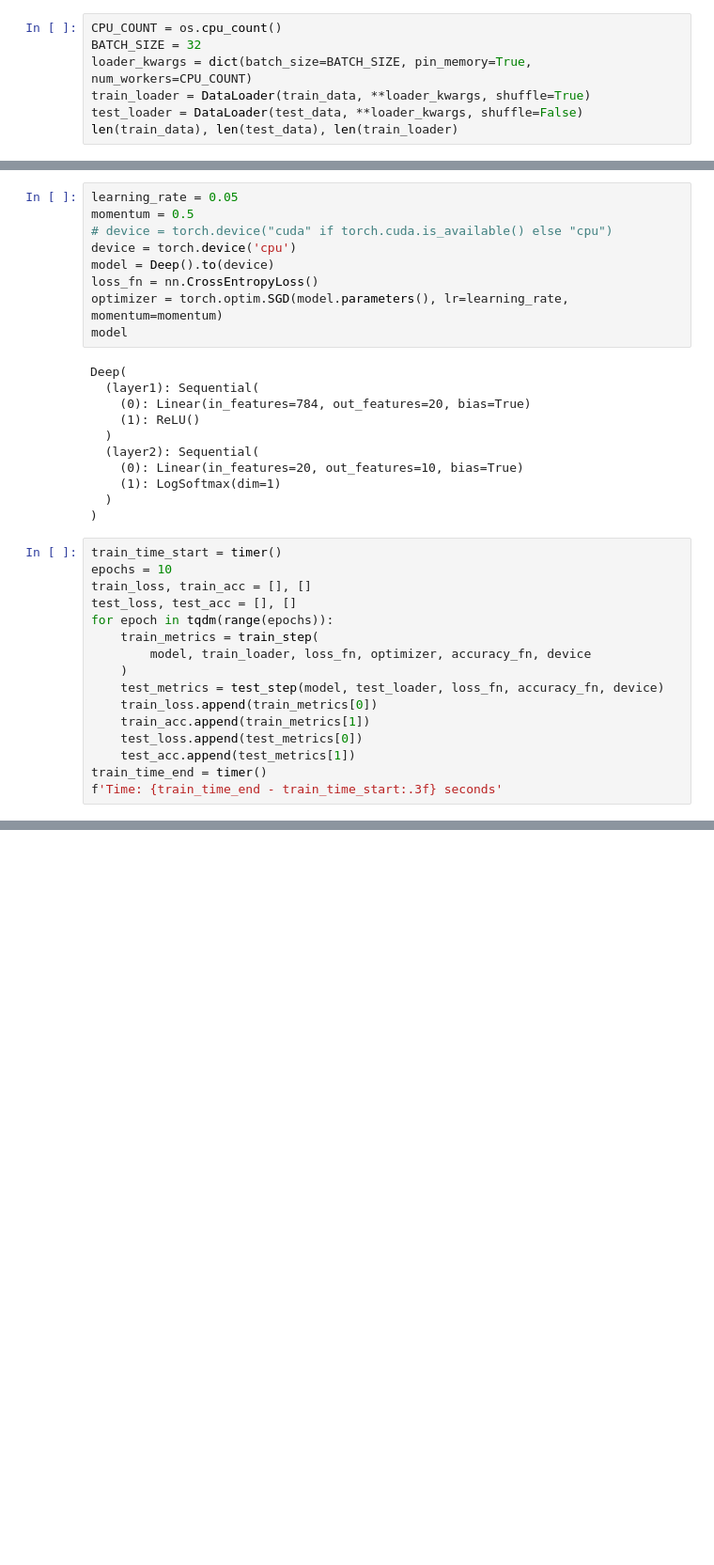
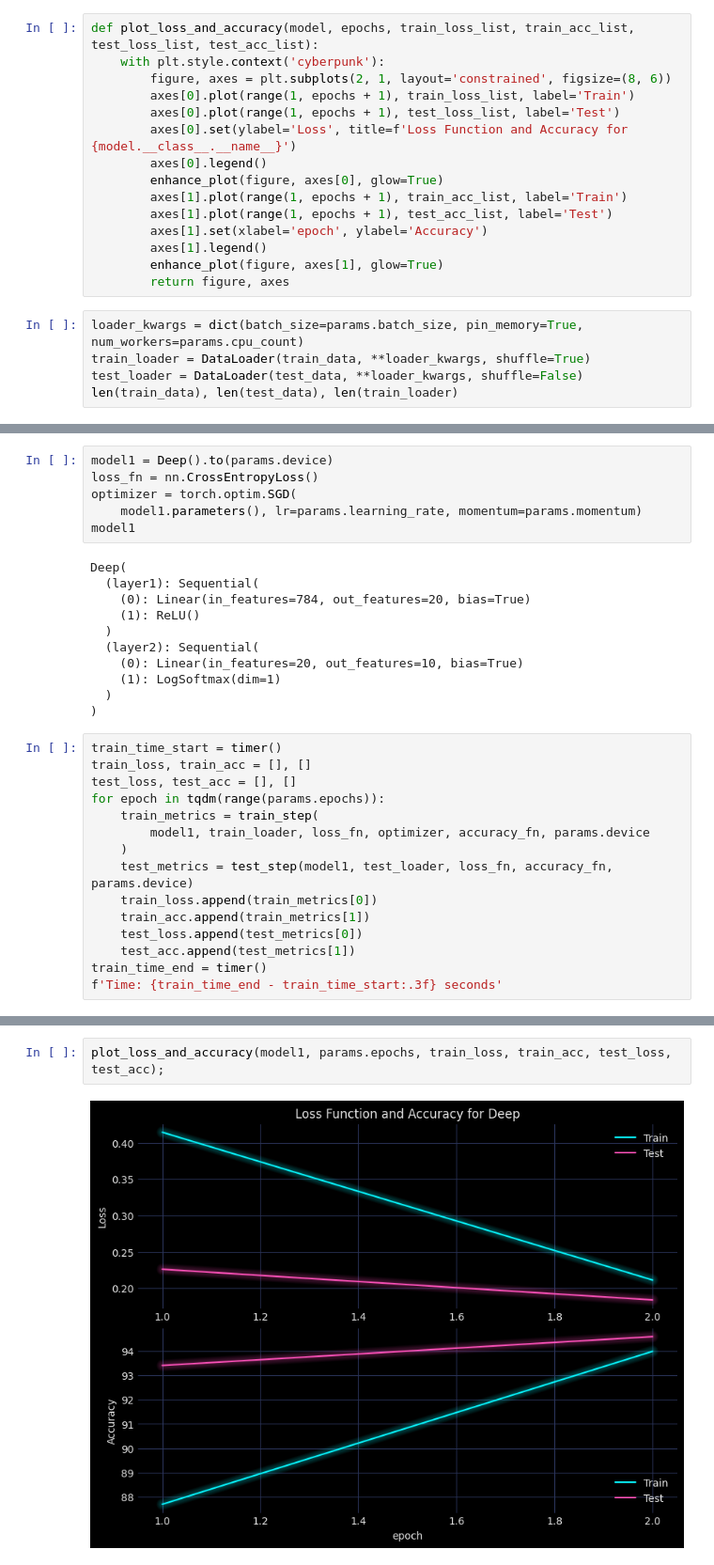
Before and after one commit to Yolonek/MachineLearningApplications, a Jupyter notebook: CNN/2.1-DeepModelRegularization.ipynb, the cells around one changed output, grey strips where cells are left out. Shown at 94% size. Drawn from its saved outputs; the diff is of its cells as text; blank space fills up the shorter version.

Commit message:
DeepModel regularization

```diff
--- a/CNN/2.1-DeepModelRegularization.ipynb
+++ b/CNN/2.1-DeepModelRegularization.ipynb
@@ -98,10 +115,23 @@ def test_step(model: nn.Module,
 # %%
 def accuracy_fn(y_true, y_pred):
     return (torch.eq(y_true, y_pred).sum().item() / len(y_pred)) * 100
+# %%
+def plot_loss_and_accuracy(model, epochs, train_loss_list, train_acc_list, test_loss_list, test_acc_list):
+    with plt.style.context('cyberpunk'):
+        figure, axes = plt.subplots(2, 1, layout='constrained', figsize=(8, 6))
+        axes[0].plot(range(1, epochs + 1), train_loss_list, label='Train')
+        axes[0].plot(range(1, epochs + 1), test_loss_list, label='Test')
+        axes[0].set(ylabel='Loss', title=f'Loss Function and Accuracy for {model.__class__.__name__}')
+        axes[0].legend()
+        enhance_plot(figure, axes[0], glow=True)
+        axes[1].plot(range(1, epochs + 1), train_acc_list, label='Train')
+        axes[1].plot(range(1, epochs + 1), test_acc_list, label='Test')
+        axes[1].set(xlabel='epoch', ylabel='Accuracy')
+        axes[1].legend()
+        enhance_plot(figure, axes[1], glow=True)
+        return figure, axes
 # %%
-CPU_COUNT = os.cpu_count()
-BATCH_SIZE = 32
-loader_kwargs = dict(batch_size=BATCH_SIZE, pin_memory=True, num_workers=CPU_COUNT)
+loader_kwargs = dict(batch_size=params.batch_size, pin_memory=True, num_workers=params.cpu_count)
 train_loader = DataLoader(train_data, **loader_kwargs, shuffle=True)
 test_loader = DataLoader(test_data, **loader_kwargs, shuffle=False)
 len(train_data), len(test_data), len(train_loader)
@@ -110,12 +140,9 @@ len(train_data), len(test_data), len(train_loader)
 # %%
-learning_rate = 0.05
-momentum = 0.5
-# device = torch.device("cuda" if torch.cuda.is_available() else "cpu")
-device = torch.device('cpu')
-model = Deep().to(device)
+model1 = Deep().to(params.device)
 loss_fn = nn.CrossEntropyLoss()
-optimizer = torch.optim.SGD(model.parameters(), lr=learning_rate, momentum=momentum)
-model
+optimizer = torch.optim.SGD(
+    model1.parameters(), lr=params.learning_rate, momentum=params.momentum)
+model1
 # %% [output]
 Deep(
   (layer1): Sequential(
@@ -129,14 +156,13 @@ Deep(
 )
 # %%
 train_time_start = timer()
-epochs = 10
 train_loss, train_acc = [], []
 test_loss, test_acc = [], []
-for epoch in tqdm(range(epochs)):
+for epoch in tqdm(range(params.epochs)):
     train_metrics = train_step(
-        model, train_loader, loss_fn, optimizer, accuracy_fn, device
+        model1, train_loader, loss_fn, optimizer, accuracy_fn, params.device
     )
-    test_metrics = test_step(model, test_loader, loss_fn, accuracy_fn, device)
+    test_metrics = test_step(model1, test_loader, loss_fn, accuracy_fn, params.device)
     train_loss.append(train_metrics[0])
     train_acc.append(train_metrics[1])
     test_loss.append(test_metrics[0])
@@ -147,0 +174,4 @@ RuntimeError: mat1 and mat2 shapes cannot be multiplied (896x28 and 784x20)
+# %%
+plot_loss_and_accuracy(model1, params.epochs, train_loss, train_acc, test_loss, test_acc);
+# %% [output]
+[figure, added]
```
Also changed, not shown: parts of 25 cells of this notebook.
